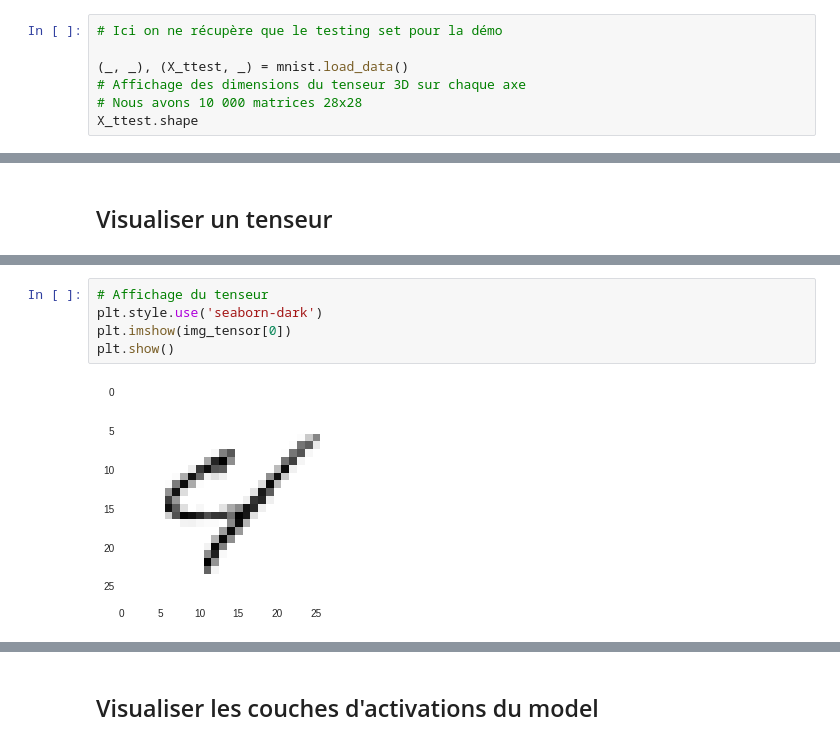
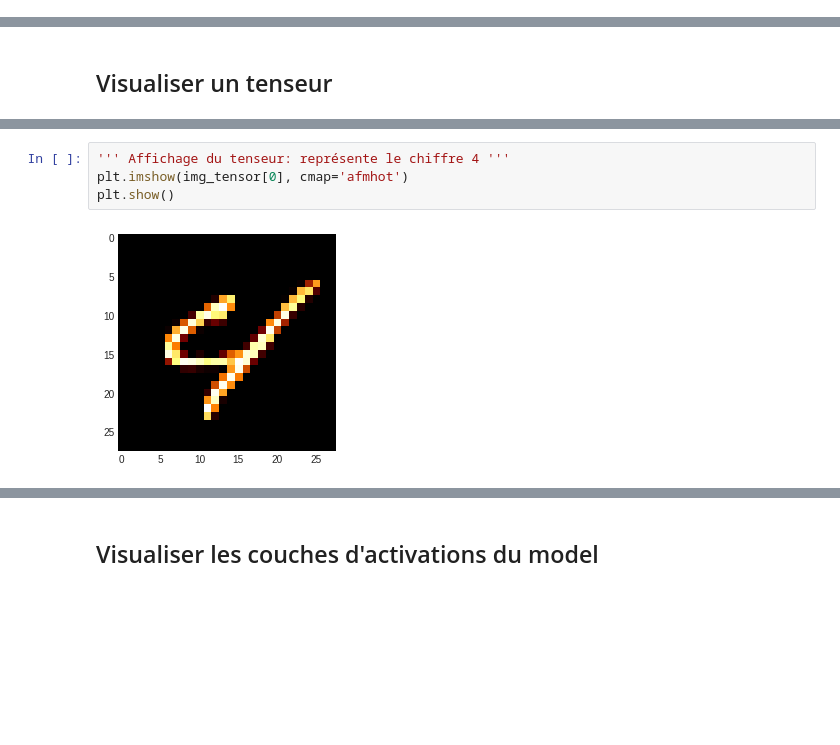
Before and after one commit to angulartist/visualize_cnn_activations, a Jupyter notebook: visualize_activations_cnn.ipynb, the cells around one changed output, grey strips where cells are left out. Saved outputs shown, nothing was run; the diff lists cells and outputs as text; blank space fills up the shorter version.

```diff
--- a/visualize_activations_cnn.ipynb
+++ b/visualize_activations_cnn.ipynb
@@ -57,10 +59,3 @@ Non-trainable params: 1,408
 _________________________________________________________________
 # %% [markdown]
 ## Chargement du dataset MNIST
-# %%
-# Ici on ne récupère que le testing set pour la démo
-
-(_, _), (X_ttest, _) = mnist.load_data()
-# Affichage des dimensions du tenseur 3D sur chaque axe
-# Nous avons 10 000 matrices 28x28
-X_ttest.shape
@@ -80,10 +90,9 @@ img_tensor.shape
 # %% [output]
 (1, 28, 28)
 # %%
-# Affichage du tenseur
-plt.style.use('seaborn-dark')
-plt.imshow(img_tensor[0])
+''' Affichage du tenseur: représente le chiffre 4 '''
+plt.imshow(img_tensor[0], cmap='afmhot')
 plt.show()
 # %% [output]
-[figure, old version]
+[figure, new version]
 # %%
```
Also changed, not shown: parts of 15 cells of this notebook.
